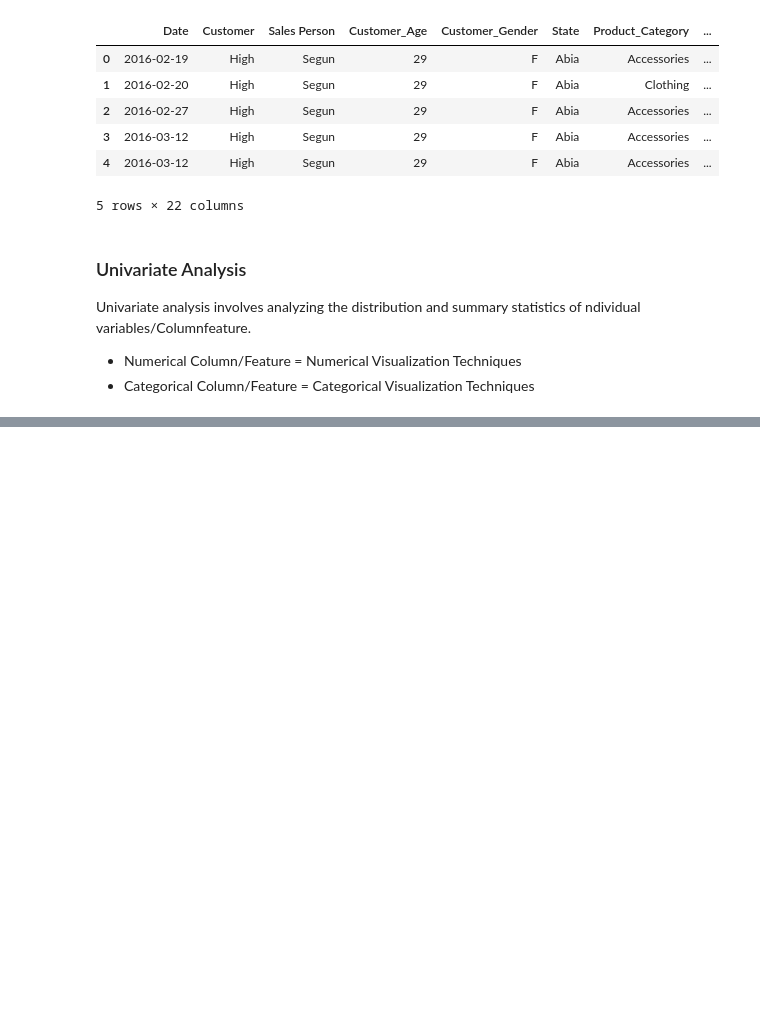
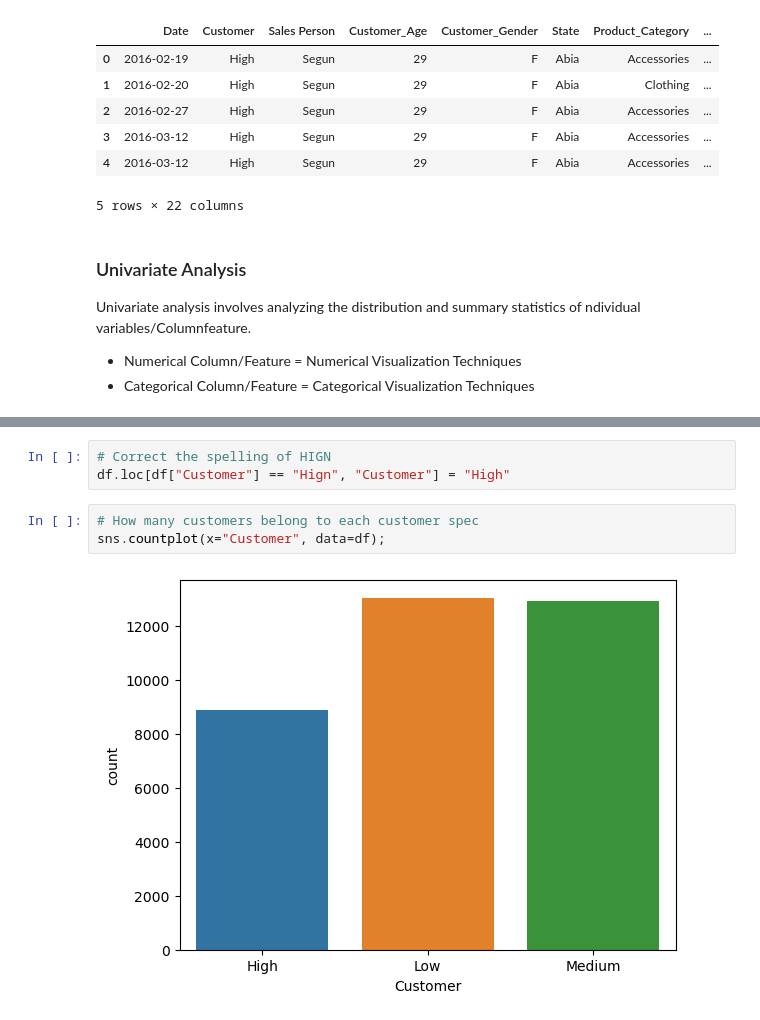
Before and after one commit to chemutai254/ML_Projects, a Jupyter notebook: EDA/Dune_Sales_Analysis.ipynb, the cells around one changed output, grey strips where cells are left out. Cells and saved outputs as stored; diff of their text form; blank space fills up the shorter version.

```diff
--- a/EDA/Dune_Sales_Analysis.ipynb
+++ b/EDA/Dune_Sales_Analysis.ipynb
@@ -250,0 +282,8 @@ Univariate analysis involves analyzing the distribution and summary statistics o
+# %%
+# Correct the spelling of HIGN
+df.loc[df["Customer"] == "Hign", "Customer"] = "High"
+# %%
+# How many customers belong to each customer spec
+sns.countplot(x="Customer", data=df);
+# %% [output]
+[figure, added]
```
Also changed, not shown: parts of 12 cells of this notebook.
